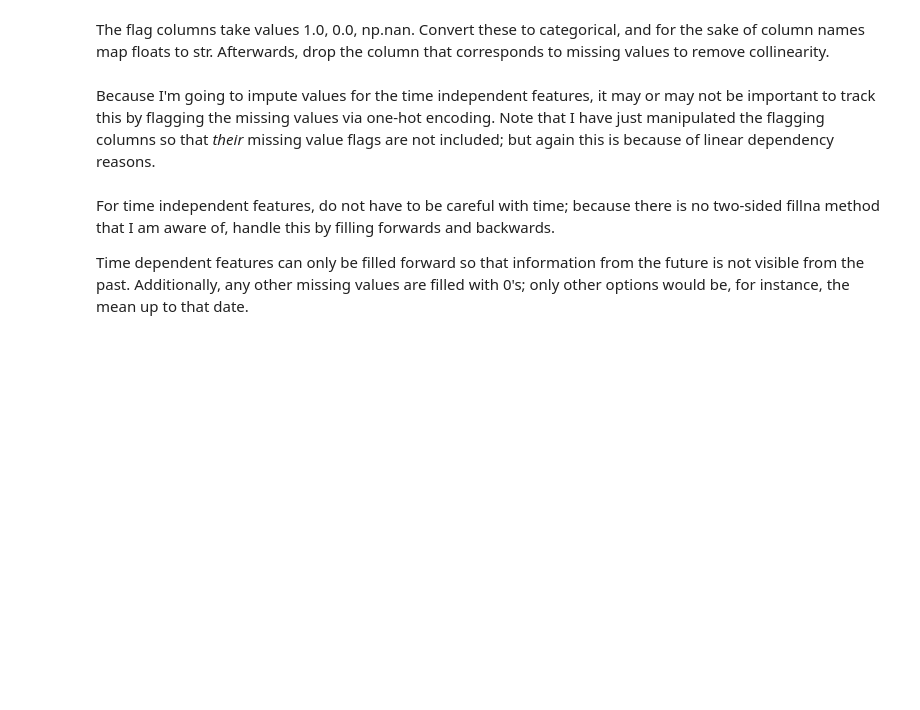
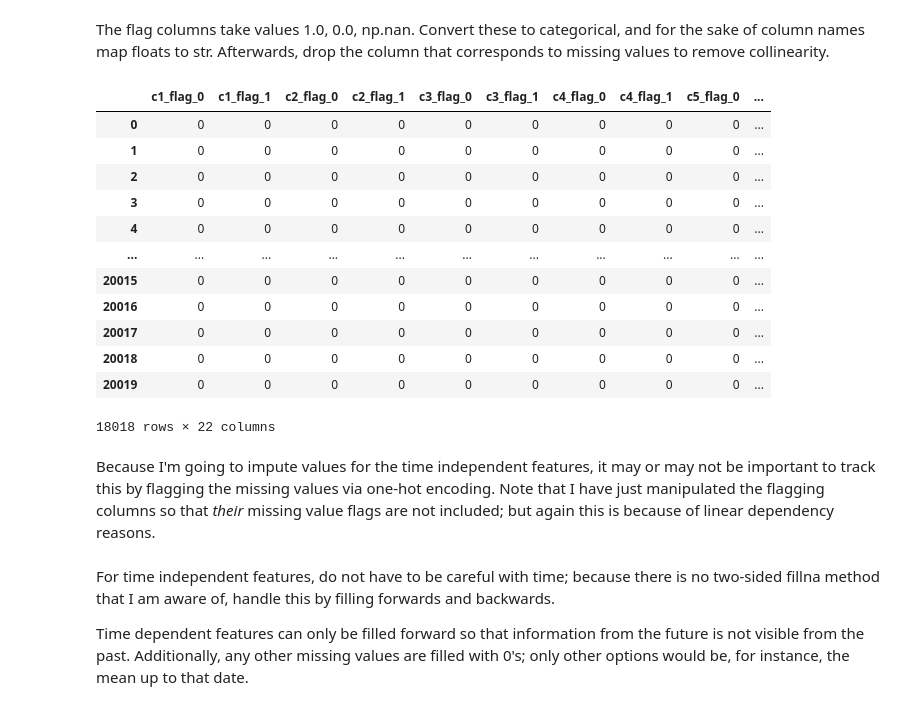
Before and after one commit to mgudorf/datsci, a Jupyter notebook: capstone2/COVID19_data_cleaning_and_exploration.ipynb, the cells around one changed output. Saved outputs shown, nothing was run; the diff lists cells and outputs as text; code cells hidden in the pictures; blank space fills up the shorter version.

```diff
--- a/capstone2/COVID19_data_cleaning_and_exploration.ipynb
+++ b/capstone2/COVID19_data_cleaning_and_exploration.ipynb
@@ -1016,8 +920,8 @@ df_pruned = df.drop(columns=(redundant_death_columns.tolist()
                          + redundant_test_columns.tolist()
                          + redundant_case_columns.tolist()+['recovered']))
 # %%
-better_quality_stringency_index = df_pruned.loc[:, 'stringency_index'].isna().sum().argmin()
-stringency = df_pruned.loc[:, 'stringency_index'].iloc[:, better_quality_stringency_index]
+assumed_to_be_better_stringency_index = df_pruned.loc[:, 'stringency_index'].isna().sum().argmin()
+stringency = df_pruned.loc[:, 'stringency_index'].iloc[:, assumed_to_be_better_stringency_index]
 
 df_pruned = df_pruned.drop(columns=['country_name', 'country_code',
                                                     'm1_wildcard','stringency_index_for_display',
@@ -1040,6 +944,6 @@ log_new_weighted_quantity_features = ['log_new_cases_weighted',
             'log_new_recovered_weighted',
             'log_new_deaths_weighted']
 flag_features = column_search(df_pruned,'flag')
-time_independent_features =df_pruned.loc[:, 'population':'hospital_beds_per_100k'].columns.tolist()
+time_independent_features =df_pruned.loc[:, 'population':'hospital_beds_per_thousand'].columns.tolist()
 time_dependent_features = df_pruned.loc[:, 'c1_school_closing':'economic_support_index'].columns.difference(flag_features).tolist()+['stringency_index']
 flag_features = flag_features.tolist()+['tests_units']
@@ -1069,3 +976,19 @@ df_reorder = pd.concat((df_reorder.drop(columns=flag_features),flag_dummies_with
+# %%
+flag_dummies_without_collinearity
+# %% [output]
+|  | c1_flag_0 | c1_flag_1 | c2_flag_0 | c2_flag_1 | c3_flag_0 | c3_flag_1 | c4_flag_0 | c4_flag_1 | c5_flag_0 | ... |
+| 0 | 0 | 0 | 0 | 0 | 0 | 0 | 0 | 0 | 0 | ... |
+| 1 | 0 | 0 | 0 | 0 | 0 | 0 | 0 | 0 | 0 | ... |
+| 2 | 0 | 0 | 0 | 0 | 0 | 0 | 0 | 0 | 0 | ... |
+| 3 | 0 | 0 | 0 | 0 | 0 | 0 | 0 | 0 | 0 | ... |
+| 4 | 0 | 0 | 0 | 0 | 0 | 0 | 0 | 0 | 0 | ... |
+| ... | ... | ... | ... | ... | ... | ... | ... | ... | ... | ... |
+| 20015 | 0 | 0 | 0 | 0 | 0 | 0 | 0 | 0 | 0 | ... |
+| 20016 | 0 | 0 | 0 | 0 | 0 | 0 | 0 | 0 | 0 | ... |
+| 20017 | 0 | 0 | 0 | 0 | 0 | 0 | 0 | 0 | 0 | ... |
+| 20018 | 0 | 0 | 0 | 0 | 0 | 0 | 0 | 0 | 0 | ... |
+| 20019 | 0 | 0 | 0 | 0 | 0 | 0 | 0 | 0 | 0 | ... |
+18018 rows × 22 columns
 # %% [markdown]
 Because I'm going to impute values for the time independent features, it may or may not be important to track this by flagging
 the missing values via one-hot encoding. Note that I have just manipulated the flagging columns so that *their* missing value flags are not included; but again this is because of linear dependency reasons.
```
Also changed, not shown: parts of 125 cells of this notebook, 8 other files.
